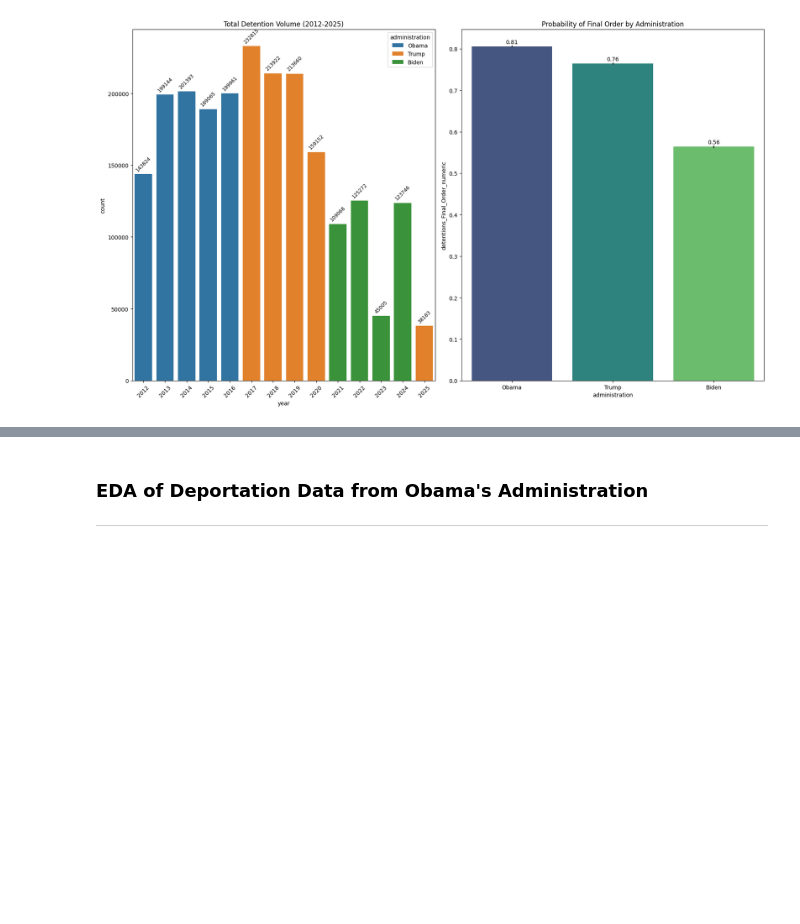
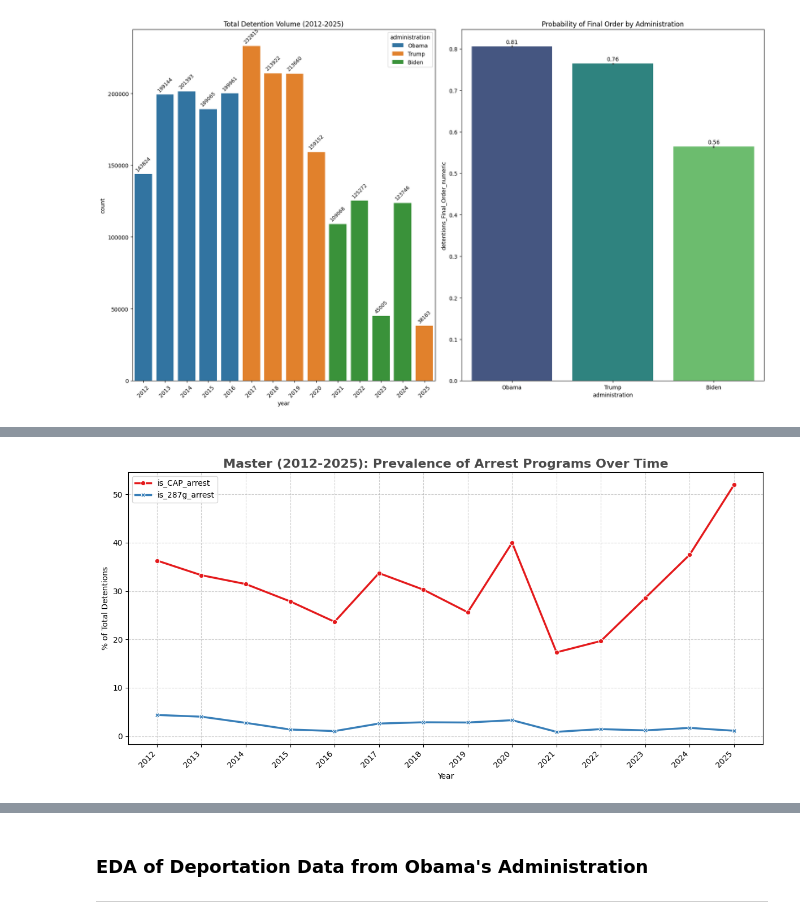
Before and after one commit to emilynnguyen1/ICE-Outcomes, a Jupyter notebook: notebooks/Exploratory-Data-Analysis.ipynb, the cells around one changed output, grey strips where cells are left out. Drawn from its saved outputs; the diff is of its cells as text; code cells hidden in the pictures; blank space fills up the shorter version.

```diff
--- a/notebooks/Exploratory-Data-Analysis.ipynb
+++ b/notebooks/Exploratory-Data-Analysis.ipynb
@@ -644,0 +668,22 @@ Passing `palette` without assigning `hue` is deprecated and will be removed in v
+# %%
+# Master - Block 2: Arrest Method Prevalence
+plt.figure(figsize=(12, 6))
+
+# Calculate mean prevalence per year
+arrest_methods = master_df.groupby('year')[['is_CAP_arrest', 'is_287g_arrest']].mean() * 100
+
+# Plotting
+sns.lineplot(data=arrest_methods, markers=True, dashes=False, palette='Set1', linewidth=2.5)
+
+plt.title('Master (2012-2025): Prevalence of Arrest Programs Over Time', fontsize=16, fontweight='bold', color='#4a4a4a')
+plt.ylabel('% of Total Detentions')
+plt.xlabel('Year')
+plt.grid(True, linestyle='--', alpha=0.6)
+
+# Slant the x-axis labels
+plt.xticks(range(master_df['year'].min(), master_df['year'].max() + 1), rotation=45, ha='right')
+
+plt.tight_layout()
+plt.show()
+# %% [output]
+[figure, added]
```
Also changed, not shown: parts of 12 cells of this notebook.
